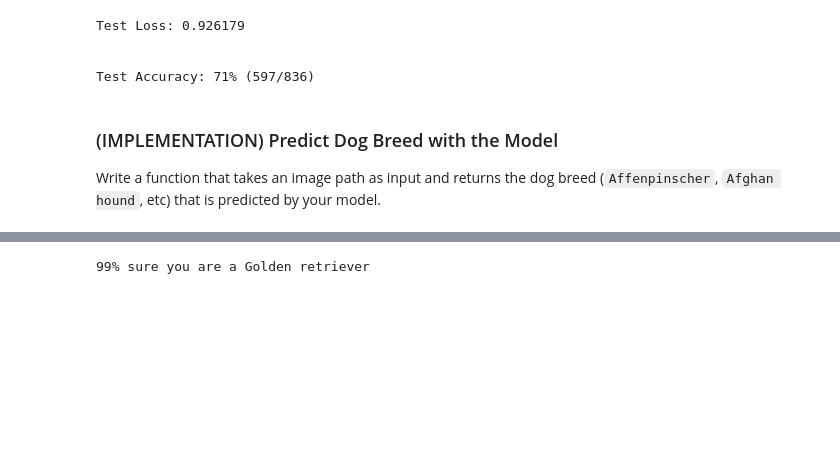
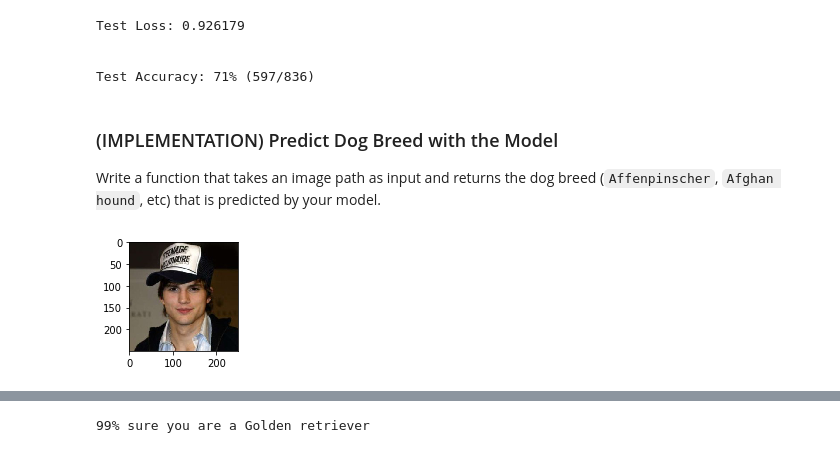
Before and after one commit to seann27/DogBreedDetector, a Jupyter notebook: dog_app.ipynb, the cells around one changed output, grey strips where cells are left out. Cells and saved outputs as stored; diff of their text form; code cells hidden in the pictures; blank space fills up the shorter version.

```diff
--- a/dog_app.ipynb
+++ b/dog_app.ipynb
@@ -807,0 +847,17 @@ def predict_breed_transfer(img_path):
+# %%
+def show_thumbnail(img_path):
+#     img = np.transpose(img_tensor, (1,2,0))
+#     img = img.numpy()
+#     mean = np.array([0.485, 0.456, 0.406])
+#     std = np.array([0.229, 0.224, 0.225])
+#     image = std * img + mean
+#     image = np.clip(image, 0, 1)
+    image = Image.open(img_path)
+    plt.figure(figsize = (2,2))
+    plt.imshow(image)
+    plt.show()
+
+file = human_files[random.randint(0,len(human_files)-1)]
+show_thumbnail(file)
+# %% [output]
+[figure, added]
```
Also changed, not shown: parts of 15 cells of this notebook, 3 other files.
